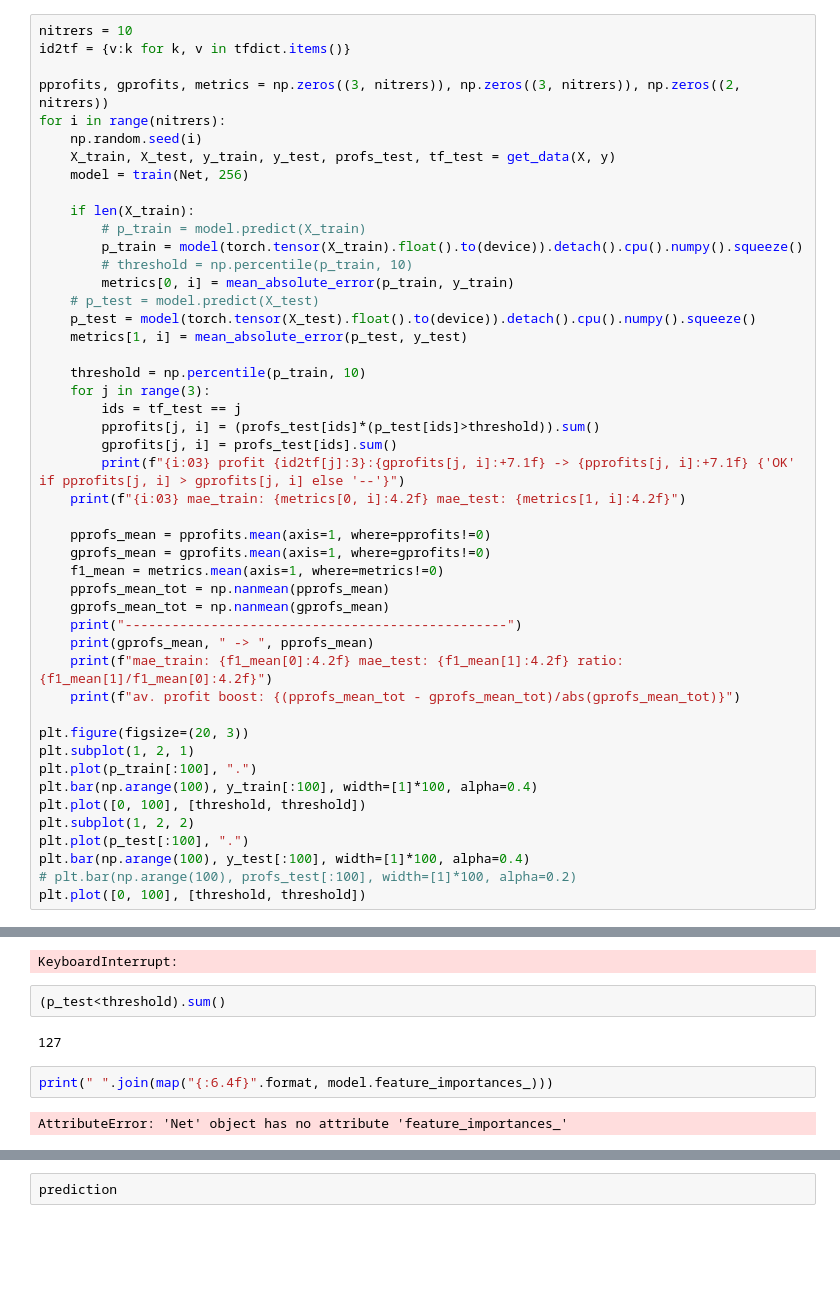
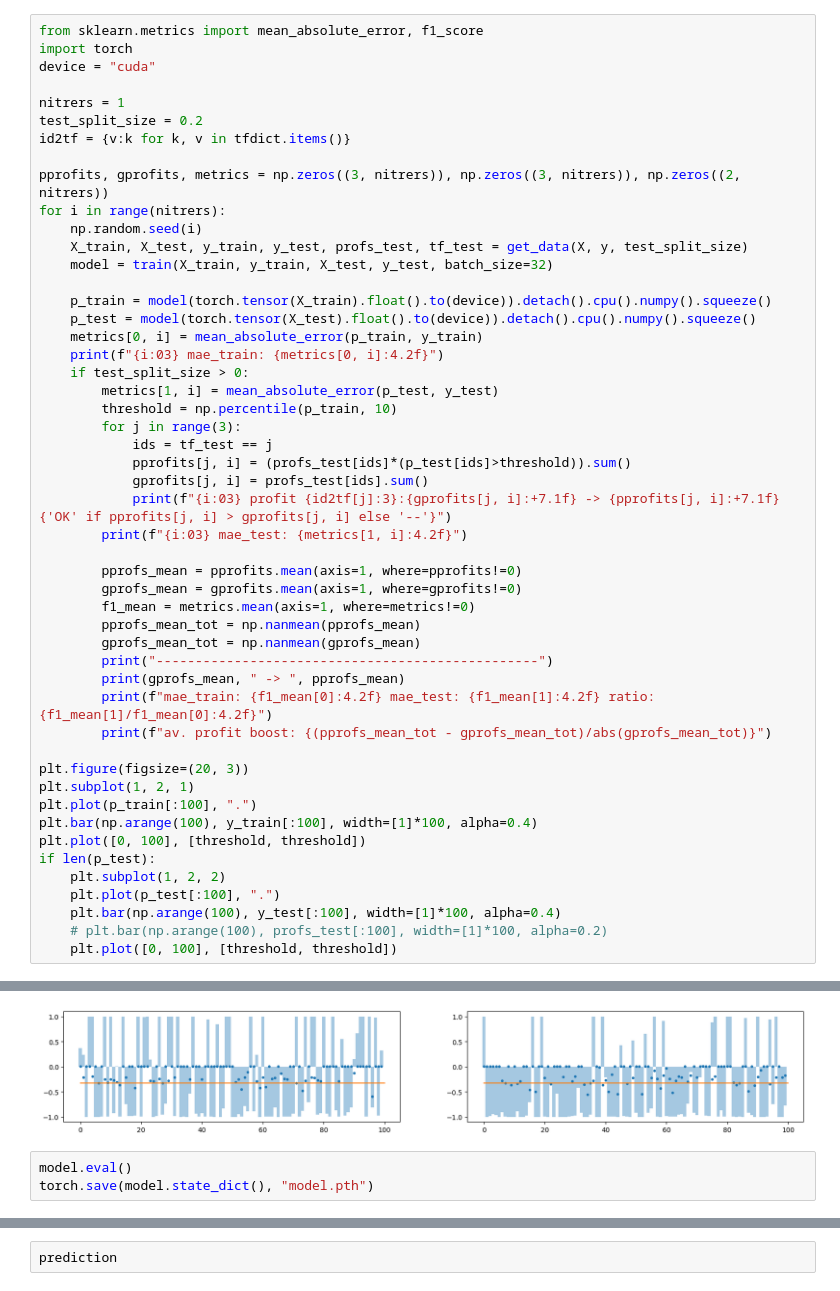
Before and after one commit to binrey/MLTR, a Jupyter notebook: train.ipynb, the cells around one changed output, grey strips where cells are left out. Drawn from its saved outputs; the diff is of its cells as text; blank space fills up the shorter version.

```diff
--- a/train.ipynb
+++ b/train.ipynb
@@ -241,48 +70,51 @@ def train(model_builder, batch_size):
 # %%
-nitrers = 10
+from sklearn.metrics import mean_absolute_error, f1_score
+import torch
+device = "cuda"
+
+nitrers = 1
+test_split_size = 0.2
 id2tf = {v:k for k, v in tfdict.items()}
 
 pprofits, gprofits, metrics = np.zeros((3, nitrers)), np.zeros((3, nitrers)), np.zeros((2, nitrers))
 for i in range(nitrers):
     np.random.seed(i)
-    X_train, X_test, y_train, y_test, profs_test, tf_test = get_data(X, y)
-    model = train(Net, 256)
+    X_train, X_test, y_train, y_test, profs_test, tf_test = get_data(X, y, test_split_size)
+    model = train(X_train, y_train, X_test, y_test, batch_size=32)
 
-    if len(X_train):
-        # p_train = model.predict(X_train)
-        p_train = model(torch.tensor(X_train).float().to(device)).detach().cpu().numpy().squeeze()
-        # threshold = np.percentile(p_train, 10)
-        metrics[0, i] = mean_absolute_error(p_train, y_train)
-    # p_test = model.predict(X_test)
+    p_train = model(torch.tensor(X_train).float().to(device)).detach().cpu().numpy().squeeze()
     p_test = model(torch.tensor(X_test).float().to(device)).detach().cpu().numpy().squeeze()
-    metrics[1, i] = mean_absolute_error(p_test, y_test)
+    metrics[0, i] = mean_absolute_error(p_train, y_train)
+    print(f"{i:03} mae_train: {metrics[0, i]:4.2f}")
+    if test_split_size > 0:
+        metrics[1, i] = mean_absolute_error(p_test, y_test)
+        threshold = np.percentile(p_train, 10)
+        for j in range(3):
+            ids = tf_test == j
+            pprofits[j, i] = (profs_test[ids]*(p_test[ids]>threshold)).sum()
+            gprofits[j, i] = profs_test[ids].sum()
+            print(f"{i:03} profit {id2tf[j]:3}:{gprofits[j, i]:+7.1f} -> {pprofits[j, i]:+7.1f} {'OK' if pprofits[j, i] > gprofits[j, i] else '--'}")
+        print(f"{i:03} mae_test: {metrics[1, i]:4.2f}")
 
-    threshold = np.percentile(p_train, 10)
-    for j in range(3):
-        ids = tf_test == j
-        pprofits[j, i] = (profs_test[ids]*(p_test[ids]>threshold)).sum()
-        gprofits[j, i] = profs_test[ids].sum()
-        print(f"{i:03} profit {id2tf[j]:3}:{gprofits[j, i]:+7.1f} -> {pprofits[j, i]:+7.1f} {'OK' if pprofits[j, i] > gprofits[j, i] else '--'}")
-    print(f"{i:03} mae_train: {metrics[0, i]:4.2f} mae_test: {metrics[1, i]:4.2f}")
-
-    pprofs_mean = pprofits.mean(axis=1, where=pprofits!=0)
-    gprofs_mean = gprofits.mean(axis=1, where=gprofits!=0)
-    f1_mean = metrics.mean(axis=1, where=metrics!=0)
-    pprofs_mean_tot = np.nanmean(pprofs_mean)
-    gprofs_mean_tot = np.nanmean(gprofs_mean)
-    print("-------------------------------------------------")
-    print(gprofs_mean, " -> ", pprofs_mean)
-    print(f"mae_train: {f1_mean[0]:4.2f} mae_test: {f1_mean[1]:4.2f} ratio: {f1_mean[1]/f1_mean[0]:4.2f}")
-    print(f"av. profit boost: {(pprofs_mean_tot - gprofs_mean_tot)/abs(gprofs_mean_tot)}")
+        pprofs_mean = pprofits.mean(axis=1, where=pprofits!=0)
+        gprofs_mean = gprofits.mean(axis=1, where=gprofits!=0)
+        f1_mean = metrics.mean(axis=1, where=metrics!=0)
+        pprofs_mean_tot = np.nanmean(pprofs_mean)
+        gprofs_mean_tot = np.nanmean(gprofs_mean)
+        print("-------------------------------------------------")
+        print(gprofs_mean, " -> ", pprofs_mean)
+        print(f"mae_train: {f1_mean[0]:4.2f} mae_test: {f1_mean[1]:4.2f} ratio: {f1_mean[1]/f1_mean[0]:4.2f}")
+        print(f"av. profit boost: {(pprofs_mean_tot - gprofs_mean_tot)/abs(gprofs_mean_tot)}")
 
 plt.figure(figsize=(20, 3))
 plt.subplot(1, 2, 1)
 plt.plot(p_train[:100], ".")
 plt.bar(np.arange(100), y_train[:100], width=[1]*100, alpha=0.4)
 plt.plot([0, 100], [threshold, threshold])
-plt.subplot(1, 2, 2)
-plt.plot(p_test[:100], ".")
-plt.bar(np.arange(100), y_test[:100], width=[1]*100, alpha=0.4)
-# plt.bar(np.arange(100), profs_test[:100], width=[1]*100, alpha=0.2)
-plt.plot([0, 100], [threshold, threshold])
+if len(p_test):
+    plt.subplot(1, 2, 2)
+    plt.plot(p_test[:100], ".")
+    plt.bar(np.arange(100), y_test[:100], width=[1]*100, alpha=0.4)
+    # plt.bar(np.arange(100), profs_test[:100], width=[1]*100, alpha=0.2)
+    plt.plot([0, 100], [threshold, threshold])
 # %% [output]
@@ -297,9 +138,4 @@ av. profit boost: 0.010239572471696306
-KeyboardInterrupt:
+[figure, added]
-# %%
-(p_test<threshold).sum()
-# %% [output]
-127
-# %%
-print(" ".join(map("{:6.4f}".format, model.feature_importances_)))
-# %% [output]
-AttributeError: 'Net' object has no attribute 'feature_importances_'
+# %%
+model.eval()
+torch.save(model.state_dict(), "model.pth")
```
Also changed, not shown: parts of 12 cells of this notebook, 6 other files.
